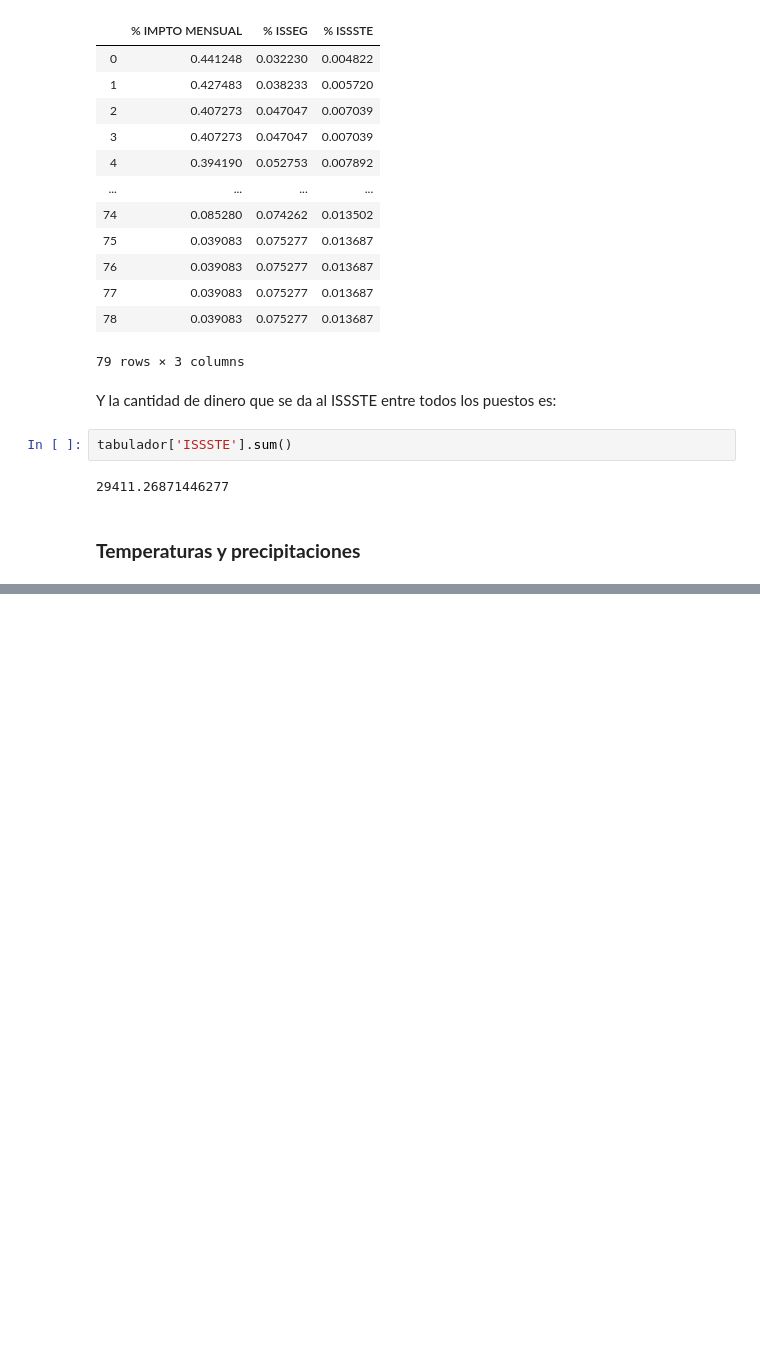
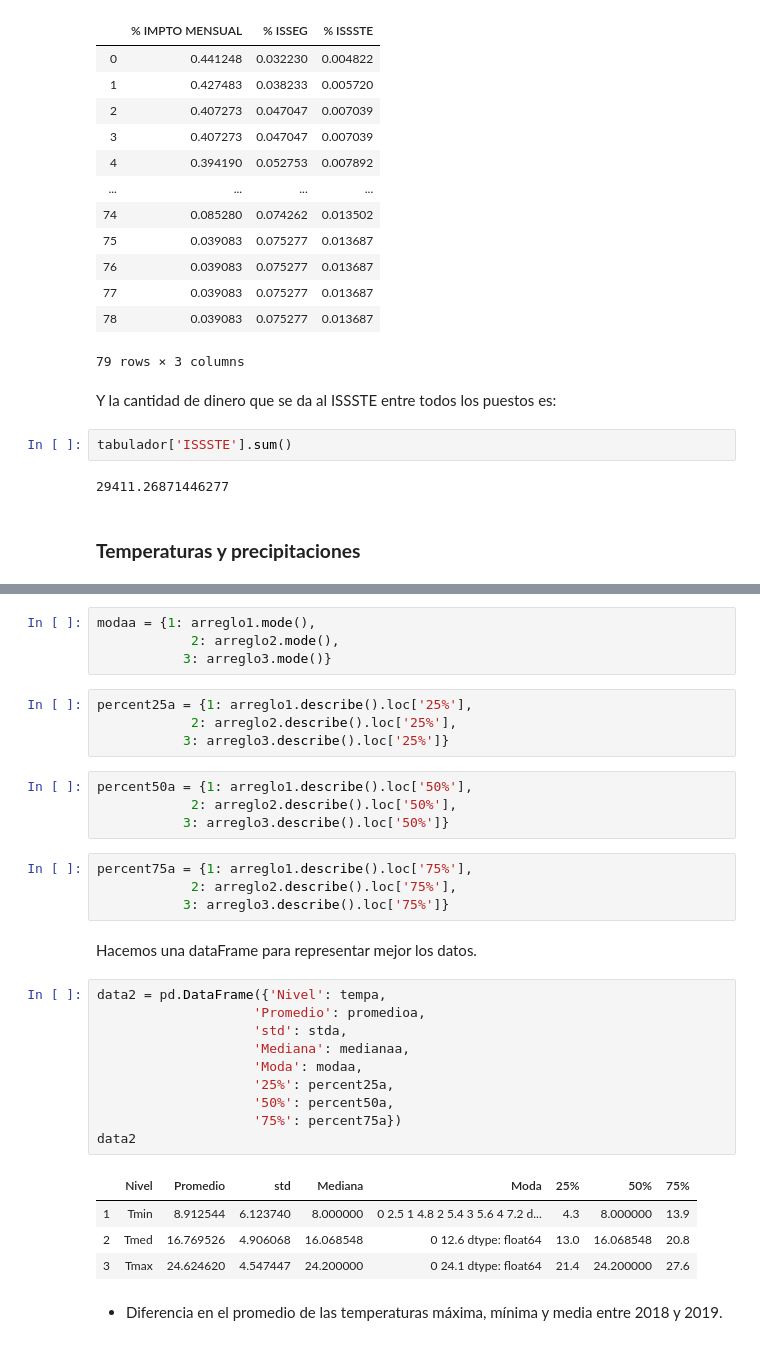
Before and after one commit to DCIDA2019/da2019-anaisabelotodo, a Jupyter notebook: Semana4/Tarea/Tarea4.ipynb, the cells around one changed output, grey strips where cells are left out. Saved outputs shown, nothing was run; the diff lists cells and outputs as text; blank space fills up the shorter version.

```diff
--- a/Semana4/Tarea/Tarea4.ipynb
+++ b/Semana4/Tarea/Tarea4.ipynb
@@ -998,0 +1085,35 @@ tabulador['ISSSTE'].sum()
+# %%
+modaa = {1: arreglo1.mode(),
+            2: arreglo2.mode(),
+           3: arreglo3.mode()}
+# %%
+percent25a = {1: arreglo1.describe().loc['25%'],
+            2: arreglo2.describe().loc['25%'],
+           3: arreglo3.describe().loc['25%']}
+# %%
+percent50a = {1: arreglo1.describe().loc['50%'],
+            2: arreglo2.describe().loc['50%'],
+           3: arreglo3.describe().loc['50%']}
+# %%
+percent75a = {1: arreglo1.describe().loc['75%'],
+            2: arreglo2.describe().loc['75%'],
+           3: arreglo3.describe().loc['75%']}
+# %% [markdown]
+Hacemos una dataFrame para representar mejor los datos.
+# %%
+data2 = pd.DataFrame({'Nivel': tempa,
+                    'Promedio': promedioa,
+                    'std': stda,
+                    'Mediana': medianaa,
+                    'Moda': modaa,
+                    '25%': percent25a,
+                    '50%': percent50a,
+                    '75%': percent75a})
+data2
+# %% [output]
+|  | Nivel | Promedio | std | Mediana | Moda | 25% | 50% | 75% |
+| 1 | Tmin | 8.912544 | 6.123740 | 8.000000 | 0 2.5 1 4.8 2 5.4 3 5.6 4 7.2 d... | 4.3 | 8.000000 | 13.9 |
+| 2 | Tmed | 16.769526 | 4.906068 | 16.068548 | 0 12.6 dtype: float64 | 13.0 | 16.068548 | 20.8 |
+| 3 | Tmax | 24.624620 | 4.547447 | 24.200000 | 0 24.1 dtype: float64 | 21.4 | 24.200000 | 27.6 |
+# %% [markdown]
+- Diferencia en el promedio de las temperaturas máxima, mínima y  media entre 2018 y 2019.
```
Also changed, not shown: parts of 28 cells of this notebook.
